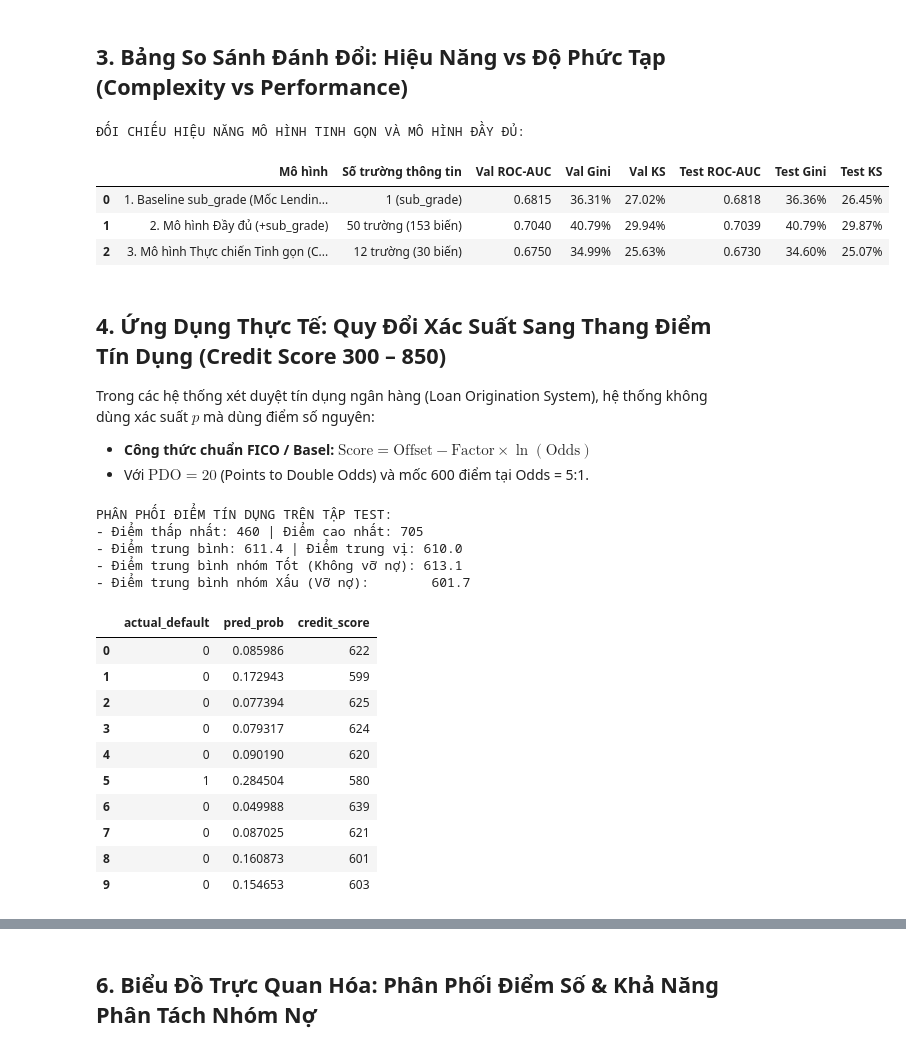
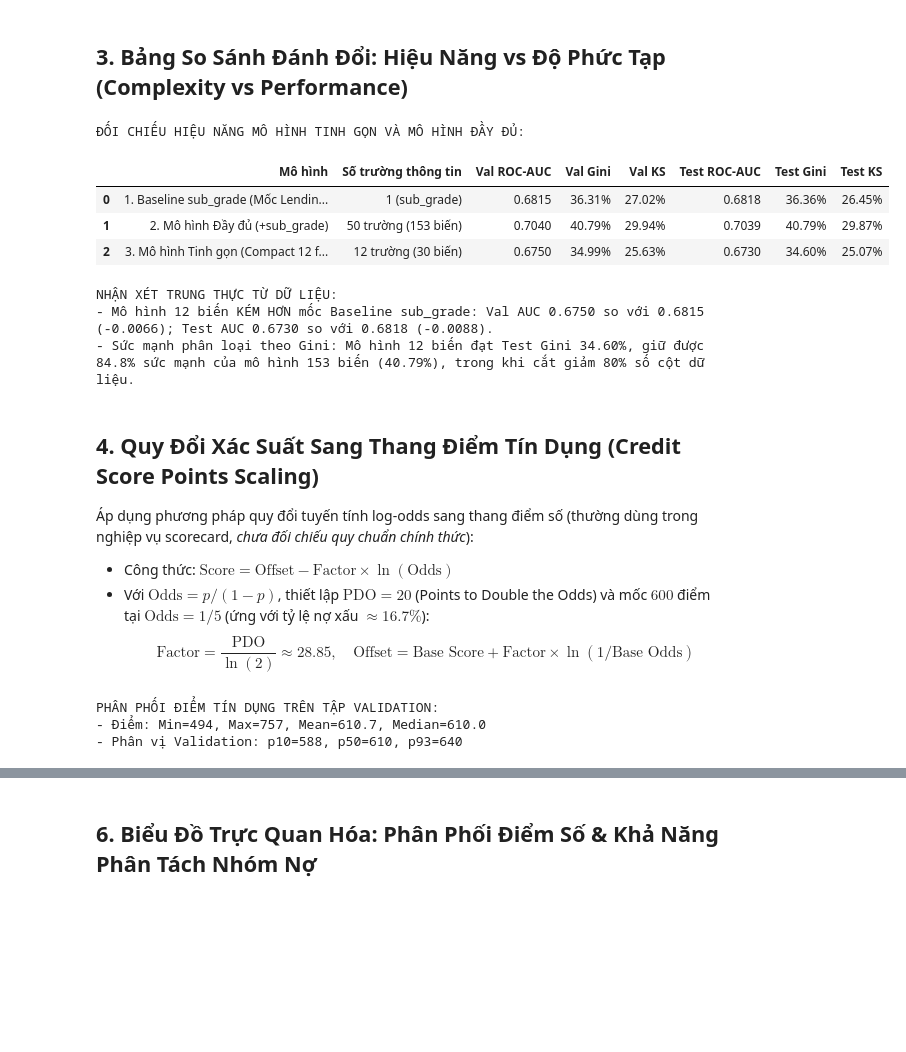
Before and after one commit to Eliza516/Lending-Club-Credit-Scoring, a Jupyter notebook: experiences/exp_compact_12_features.ipynb, the cells around one changed output, grey strips where cells are left out. Saved outputs shown, nothing was run; the diff lists cells and outputs as text; code cells hidden in the pictures; blank space fills up the shorter version.

```diff
--- a/experiences/exp_compact_12_features.ipynb
+++ b/experiences/exp_compact_12_features.ipynb
@@ -99,41 +101,59 @@ def eval_score(y_true, proba):
     return auc, gini, ks
 
 models = {
     "1. Baseline sub_grade (Mốc Lending Club)": {"va": p_va_base, "te": p_te_base, "n_inputs": "1 (sub_grade)"},
     "2. Mô hình Đầy đủ (+sub_grade)": {"va": p_va_full, "te": p_te_full, "n_inputs": "50 trường (153 biến)"},
-    "3. Mô hình Thực chiến Tinh gọn (Compact)": {"va": p_va_compact, "te": p_te_compact, "n_inputs": "12 trường (30 biến)"}
+    "3. Mô hình Tinh gọn (Compact 12 features)": {"va": p_va_compact, "te": p_te_compact, "n_inputs": "12 trường (30 biến)"}
 }
 
 rows = []
 for name, m in models.items():
     auc_va, gini_va, ks_va = eval_score(y_val, m["va"])
     auc_te, gini_te, ks_te = eval_score(y_test, m["te"])
     rows.append({
         "Mô hình": name,
         "Số trường thông tin": m["n_inputs"],
         "Val ROC-AUC": f"{auc_va:.4f}",
         "Val Gini": f"{gini_va:.2%}",
         "Val KS": f"{ks_va:.2%}",
         "Test ROC-AUC": f"{auc_te:.4f}",
         "Test Gini": f"{gini_te:.2%}",
         "Test KS": f"{ks_te:.2%}"
     })
 
 df_comp = pd.DataFrame(rows)
 print("ĐỐI CHIẾU HIỆU NĂNG MÔ HÌNH TINH GỌN VÀ MÔ HÌNH ĐẦY ĐỦ:")
 display(df_comp)
+
+# Tính tỷ số sức mạnh phân định theo Gini (vì AUC ngẫu nhiên = 0.5)
+gini_compact_te = 2 * roc_auc_score(y_test, p_te_compact) - 1
+gini_full_te = 2 * roc_auc_score(y_test, p_te_full) - 1
+gini_ratio = (gini_compact_te / gini_full_te) * 100
+
+auc_compact_va = roc_auc_score(y_val, p_va_compact)
+auc_base_va = roc_auc_score(y_val, p_va_base)
+auc_compact_te = roc_auc_score(y_test, p_te_compact)
+auc_base_te = roc_auc_score(y_test, p_te_base)
+
+print("\nNHẬN XÉT TRUNG THỰC TỪ DỮ LIỆU:")
+print(f"- Mô hình 12 biến KÉM HƠN mốc Baseline sub_grade: Val AUC {auc_compact_va:.4f} so với {auc_base_va:.4f} ({auc_compact_va - auc_base_va:+.4f}); Test AUC {auc_compact_te:.4f} so với {auc_base_te:.4f} ({auc_compact_te - auc_base_te:+.4f}).")
+print(f"- Sức mạnh phân loại theo Gini: Mô hình 12 biến đạt Test Gini {gini_compact_te:.2%}, giữ được {gini_ratio:.1f}% sức mạnh của mô hình 153 biến ({gini_full_te:.2%}), trong khi cắt giảm 80% số cột dữ liệu.")
 # %% [output]
 ĐỐI CHIẾU HIỆU NĂNG MÔ HÌNH TINH GỌN VÀ MÔ HÌNH ĐẦY ĐỦ:
 |  | Mô hình | Số trường thông tin | Val ROC-AUC | Val Gini | Val KS | Test ROC-AUC | Test Gini | Test KS |
 | 0 | 1. Baseline sub_grade (Mốc Lendin... | 1 (sub_grade) | 0.6815 | 36.31% | 27.02% | 0.6818 | 36.36% | 26.45% |
 | 1 | 2. Mô hình Đầy đủ (+sub_grade) | 50 trường (153 biến) | 0.7040 | 40.79% | 29.94% | 0.7039 | 40.79% | 29.87% |
-| 2 | 3. Mô hình Thực chiến Tinh gọn (C... | 12 trường (30 biến) | 0.6750 | 34.99% | 25.63% | 0.6730 | 34.60% | 25.07% |
+| 2 | 3. Mô hình Tinh gọn (Compact 12 f... | 12 trường (30 biến) | 0.6750 | 34.99% | 25.63% | 0.6730 | 34.60% | 25.07% |
+NHẬN XÉT TRUNG THỰC TỪ DỮ LIỆU:
+- Mô hình 12 biến KÉM HƠN mốc Baseline sub_grade: Val AUC 0.6750 so với 0.6815 (-0.0066); Test AUC 0.6730 so với 0.6818 (-0.0088).
+- Sức mạnh phân loại theo Gini: Mô hình 12 biến đạt Test Gini 34.60%, giữ được 84.8% sức mạnh của mô hình 153 biến (40.79%), trong khi cắt giảm 80% số cột dữ liệu.
 # %% [markdown]
-## 4. Ứng Dụng Thực Tế: Quy Đổi Xác Suất Sang Thang Điểm Tín Dụng (Credit Score 300 – 850)
+## 4. Quy Đổi Xác Suất Sang Thang Điểm Tín Dụng (Credit Score Points Scaling)
 
-Trong các hệ thống xét duyệt tín dụng ngân hàng (Loan Origination System), hệ thống không dùng xác suất $p$ mà dùng điểm số nguyên:
-- **Công thức chuẩn FICO / Basel:** $\text{Score} = \text{Offset} - \text{Factor} \times \ln(\text{Odds})$
-- Với $\text{PDO} = 20$ (Points to Double Odds) và mốc 600 điểm tại Odds = 5:1.
+Áp dụng phương pháp quy đổi tuyến tính log-odds sang thang điểm số (thường dùng trong nghiệp vụ scorecard, *chưa đối chiếu quy chuẩn chính thức*):
+- Công thức: $\text{Score} = \text{Offset} - \text{Factor} \times \ln(\text{Odds})$
+- Với $\text{Odds} = p / (1 - p)$, thiết lập $\text{PDO} = 20$ (Points to Double the Odds) và mốc $600$ điểm tại $\text{Odds} = 1/5$ (ứng với tỷ lệ nợ xấu $\approx 16.7\%$):
+  $$\text{Factor} = \frac{\text{PDO}}{\ln(2)} \approx 28.85, \quad \text{Offset} = \text{Base Score} + \text{Factor} \times \ln(1 / \text{Base Odds})$$
 # %%
 PDO = 20.0
 BASE_SCORE = 600.0
@@ -143,40 +163,23 @@ factor = PDO / np.log(2)
 offset = BASE_SCORE + factor * np.log(1.0 / BASE_ODDS)
 
 eps = 1e-7
+
+# 1. Tính điểm trên tập Validation (dùng để khảo sát phân phối và chọn ngưỡng)
+odds_val = p_va_compact / np.clip(1.0 - p_va_compact, eps, 1.0)
+credit_scores_val = np.clip(offset - factor * np.log(odds_val), 300, 850).round().astype(int)
+
+# 2. Tính điểm trên tập Test (dùng kiểm chứng ngoài mẫu)
 odds_test = p_te_compact / np.clip(1.0 - p_te_compact, eps, 1.0)
-credit_scores_test = offset - factor * np.log(odds_test)
-credit_scores_test = np.clip(credit_scores_test, 300, 850).round().astype(int)
+credit_scores_test = np.clip(offset - factor * np.log(odds_test), 300, 850).round().astype(int)
 
-test_results = pd.DataFrame({
-    "actual_default": y_test,
-    "pred_prob": p_te_compact,
-    "credit_score": credit_scores_test
-})
+val_results = pd.DataFrame({"actual_default": y_val, "credit_score": credit_scores_val})
+test_results = pd.DataFrame({"actual_default": y_test, "credit_score": credit_scores_test})
 
-mean_good = test_results[test_results["actual_default"] == 0]["credit_score"].mean()
-mean_bad = test_results[test_results["actual_default"] == 1]["credit_score"].mean()
-
-print("PHÂN PHỐI ĐIỂM TÍN DỤNG TRÊN TẬP TEST:")
-print(f"- Điểm thấp nhất: {credit_scores_test.min()} | Điểm cao nhất: {credit_scores_test.max()}")
-print(f"- Điểm trung bình: {credit_scores_test.mean():.1f} | Điểm trung vị: {np.median(credit_scores_test):.1f}")
-print(f"- Điểm trung bình nhóm Tốt (Không vỡ nợ): {mean_good:.1f}")
-print(f"- Điểm trung bình nhóm Xấu (Vỡ nợ):        {mean_bad:.1f}")
-display(test_results.head(10))
+print("PHÂN PHỐI ĐIỂM TÍN DỤNG TRÊN TẬP VALIDATION:")
+print(f"- Điểm: Min={credit_scores_val.min()}, Max={credit_scores_val.max()}, Mean={credit_scores_val.mean():.1f}, Median={np.median(credit_scores_val):.1f}")
+print(f"- Phân vị Validation: p10={np.percentile(credit_scores_val, 10):.0f}, p50={np.percentile(credit_scores_val, 50):.0f}, p93={np.percentile(credit_scores_val, 93):.0f}")
 # %% [output]
-PHÂN PHỐI ĐIỂM TÍN DỤNG TRÊN TẬP TEST:
-- Điểm thấp nhất: 460 | Điểm cao nhất: 705
-- Điểm trung bình: 611.4 | Điểm trung vị: 610.0
-- Điểm trung bình nhóm Tốt (Không vỡ nợ): 613.1
-- Điểm trung bình nhóm Xấu (Vỡ nợ):        601.7
+PHÂN PHỐI ĐIỂM TÍN DỤNG TRÊN TẬP VALIDATION:
+- Điểm: Min=494, Max=757, Mean=610.7, Median=610.0
+- Phân vị Validation: p10=588, p50=610, p93=640
-|  | actual_default | pred_prob | credit_score |
-| 0 | 0 | 0.085986 | 622 |
-| 1 | 0 | 0.172943 | 599 |
-| 2 | 0 | 0.077394 | 625 |
-| 3 | 0 | 0.079317 | 624 |
-| 4 | 0 | 0.090190 | 620 |
-| 5 | 1 | 0.284504 | 580 |
-| 6 | 0 | 0.049988 | 639 |
-| 7 | 0 | 0.087025 | 621 |
-| 8 | 0 | 0.160873 | 601 |
-| 9 | 0 | 0.154653 | 603 |
 # %% [markdown]
```
Also changed, not shown: parts of 4 cells of this notebook, 9 other files.
